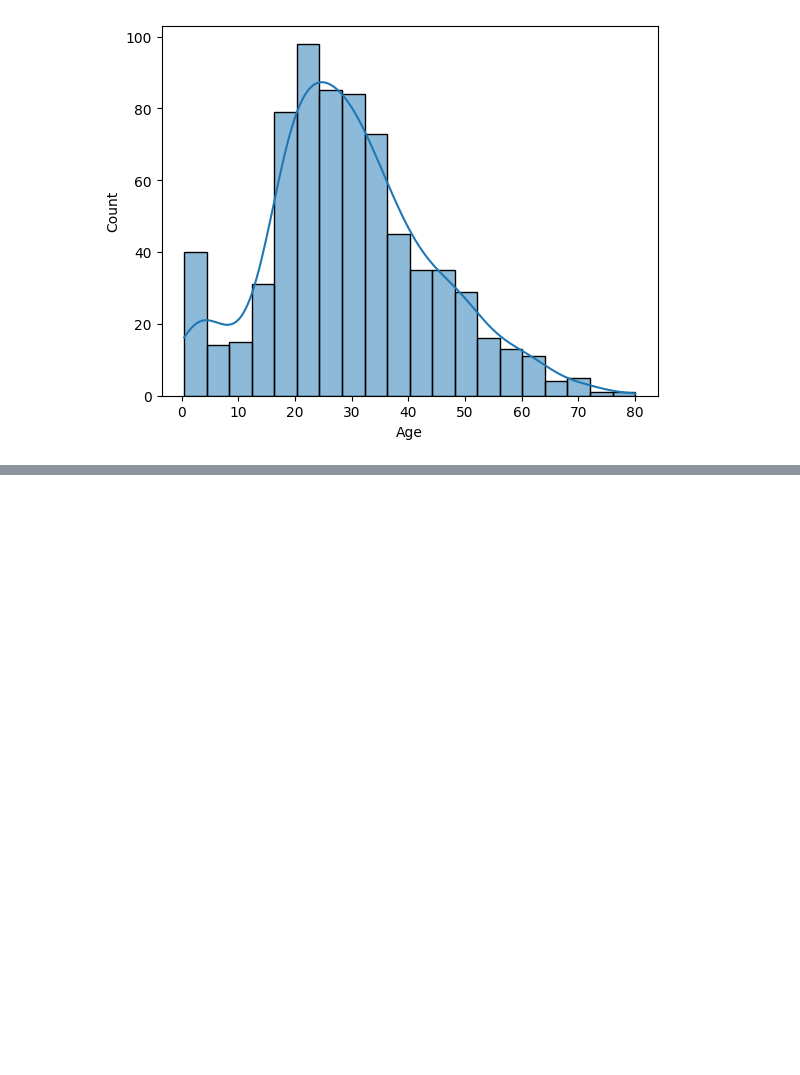
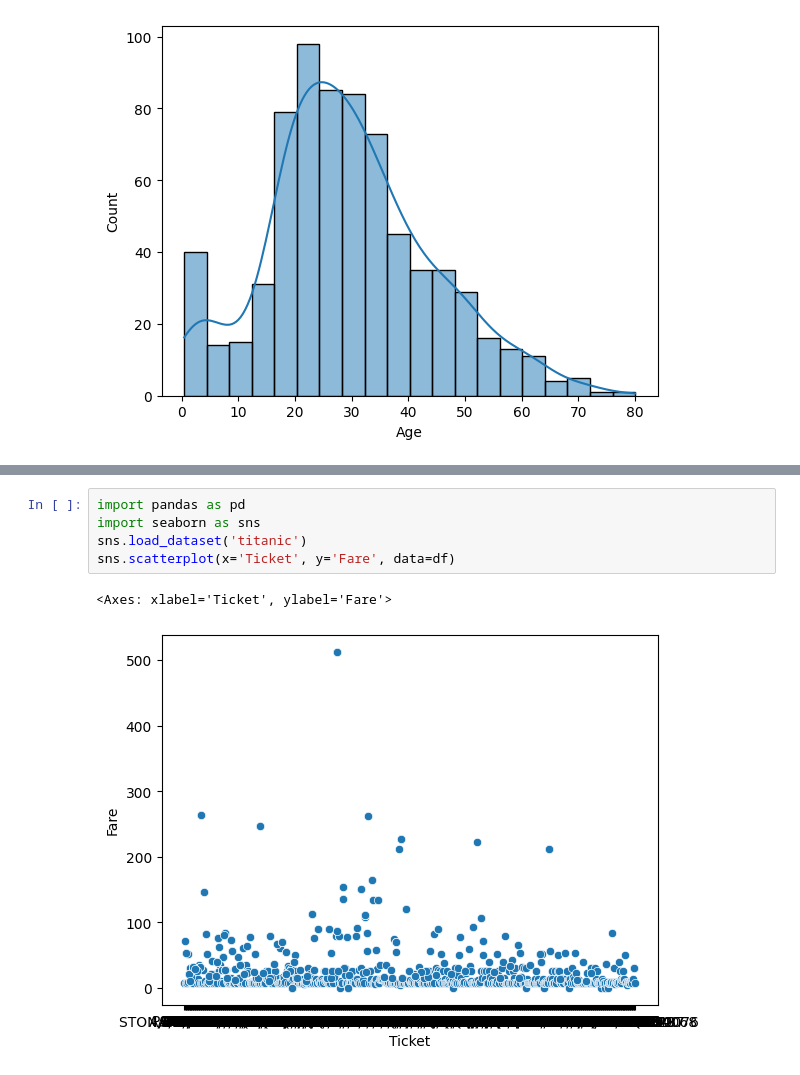
Before and after one commit to Nohan28/aiml, a Jupyter notebook: nohan23CS028.ipynb, the cells around one changed output, grey strips where cells are left out. Drawn from its saved outputs; the diff is of its cells as text; blank space fills up the shorter version.

```diff
--- a/nohan23CS028.ipynb
+++ b/nohan23CS028.ipynb
@@ -1390,0 +1391,8 @@ sns.violinplot(x='Pclass', y='Age', data=df)
+# %%
+import pandas as pd
+import seaborn as sns
+sns.load_dataset('titanic')
+sns.scatterplot(x='Ticket', y='Fare', data=df)
+# %% [output]
+<Axes: xlabel='Ticket', ylabel='Fare'>
+[figure, added]
```
Also changed, not shown: parts of 1 cell of this notebook.
